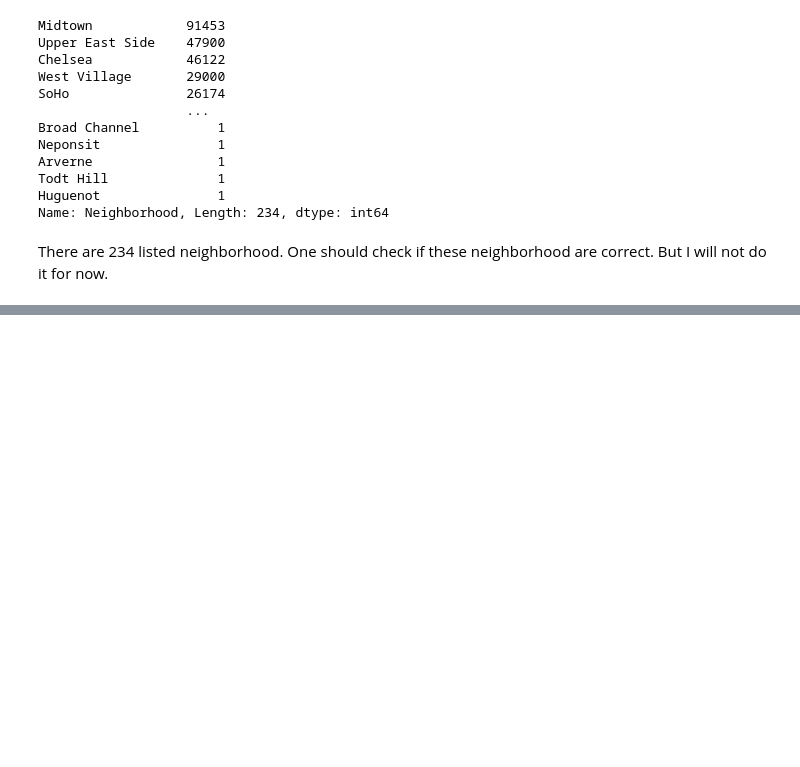
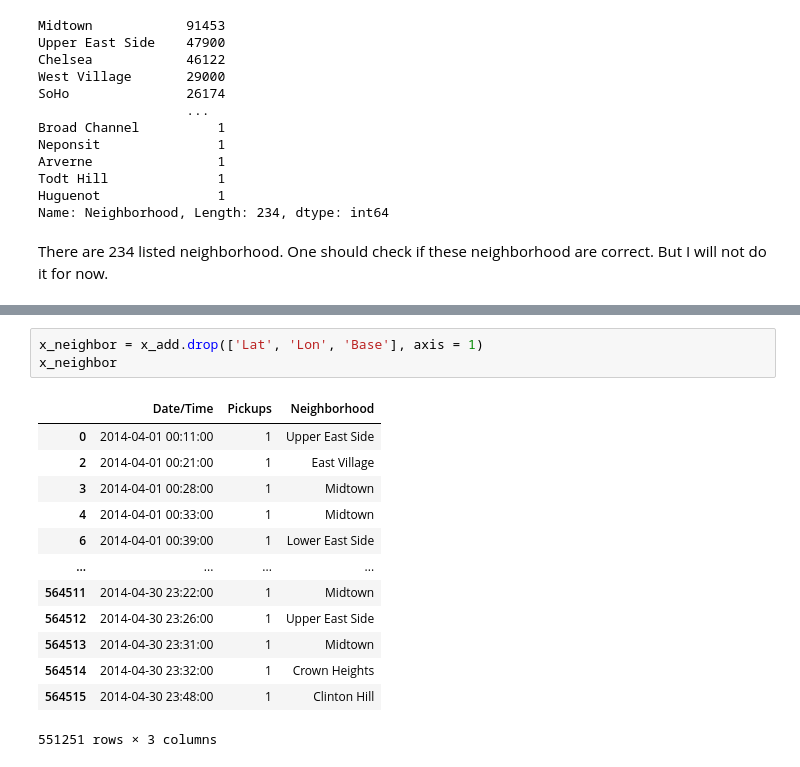
Before and after one commit to faberfred/uber-pickup-prediction, a Jupyter notebook: Uber-pickups.ipynb, the cells around one changed output, grey strips where cells are left out. Drawn from its saved outputs; the diff is of its cells as text; blank space fills up the shorter version.

```diff
--- a/Uber-pickups.ipynb
+++ b/Uber-pickups.ipynb
@@ -374,0 +353,17 @@ x_add.to_csv('datasets/april_data_addresses.csv', index=False)
+# %%
+x_neighbor = x_add.drop(['Lat', 'Lon', 'Base'], axis = 1)
+x_neighbor
+# %% [output]
+|  | Date/Time | Pickups | Neighborhood |
+| 0 | 2014-04-01 00:11:00 | 1 | Upper East Side |
+| 2 | 2014-04-01 00:21:00 | 1 | East Village |
+| 3 | 2014-04-01 00:28:00 | 1 | Midtown |
+| 4 | 2014-04-01 00:33:00 | 1 | Midtown |
+| 6 | 2014-04-01 00:39:00 | 1 | Lower East Side |
+| ... | ... | ... | ... |
+| 564511 | 2014-04-30 23:22:00 | 1 | Midtown |
+| 564512 | 2014-04-30 23:26:00 | 1 | Upper East Side |
+| 564513 | 2014-04-30 23:31:00 | 1 | Midtown |
+| 564514 | 2014-04-30 23:32:00 | 1 | Crown Heights |
+| 564515 | 2014-04-30 23:48:00 | 1 | Clinton Hill |
+551251 rows × 3 columns
```
Also changed, not shown: parts of 19 cells of this notebook.
